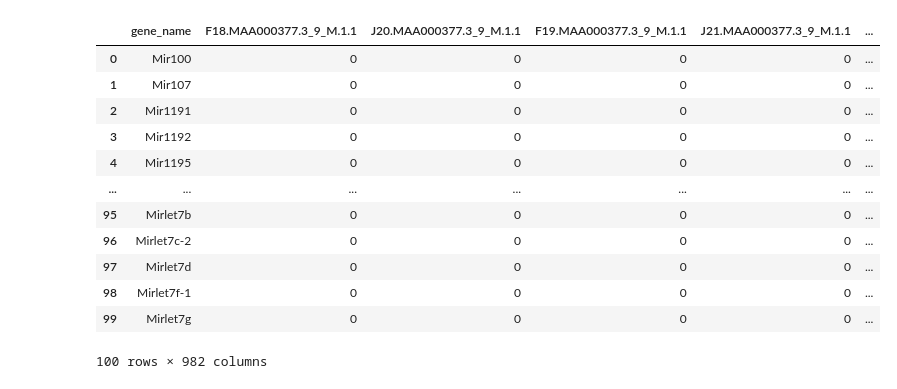
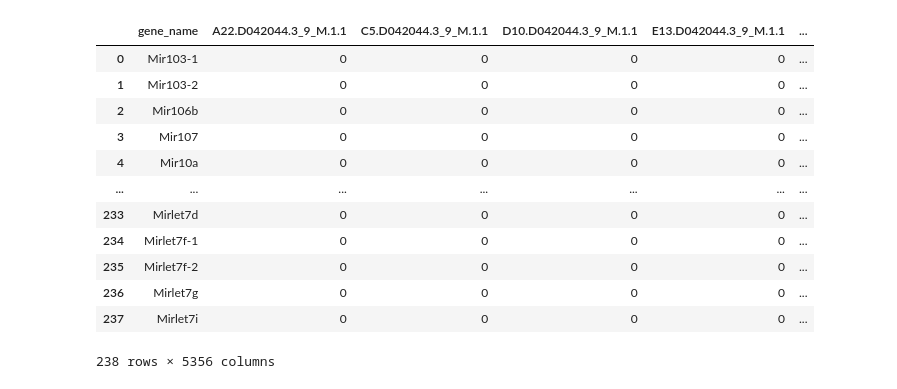
Before and after one commit to Fahim17/inferring-miRNA, a Jupyter notebook: data_manipulation_corr.ipynb, the cells around one changed output. Drawn from its saved outputs; the diff is of its cells as text; code cells hidden in the pictures.

```diff
--- a/data_manipulation_corr.ipynb
+++ b/data_manipulation_corr.ipynb
@@ -7,37 +7,39 @@ from scipy import stats
 # %%
 cwd = os.getcwd()
 
-data_path = "F:\\Academic\\Research\\myData\\processed_dataset"
+# data_path = "F:\\Academic\\Research\\myData\\processed_dataset"
 
-# data_path = "D:\\Research\\data\\processed_dataset" #lab
+data_path = "D:\\Research\\data\\processed_dataset" #lab
 
-tissue_type = 'liver'
+# tissue_type = 'liver'
 # tissue_type = 'pancreas'
 # tissue_type = 'kidney'
 # tissue_type = 'heart'
 # tissue_type = 'brain_myeloid'
+tissue_type = 'marrow'
+
 
 df_mRNA = pd.read_csv(f'{data_path}\\{tissue_type}\\mRNA_bulk.csv')
 df_mRNA = df_mRNA.drop('Unnamed: 0',axis=1)
 
 df_miRNA = pd.read_csv(f'{data_path}\\{tissue_type}\\miRNA_bulk.csv')
 df_miRNA = df_miRNA.drop('Unnamed: 0',axis=1)
 
 df_miRNA
 # %% [output]
-|  | gene_name | F18.MAA000377.3_9_M.1.1 | J20.MAA000377.3_9_M.1.1 | F19.MAA000377.3_9_M.1.1 | J21.MAA000377.3_9_M.1.1 | ... |
-| 0 | Mir100 | 0 | 0 | 0 | 0 | ... |
-| 1 | Mir107 | 0 | 0 | 0 | 0 | ... |
-| 2 | Mir1191 | 0 | 0 | 0 | 0 | ... |
-| 3 | Mir1192 | 0 | 0 | 0 | 0 | ... |
-| 4 | Mir1195 | 0 | 0 | 0 | 0 | ... |
+|  | gene_name | A22.D042044.3_9_M.1.1 | C5.D042044.3_9_M.1.1 | D10.D042044.3_9_M.1.1 | E13.D042044.3_9_M.1.1 | ... |
+| 0 | Mir103-1 | 0 | 0 | 0 | 0 | ... |
+| 1 | Mir103-2 | 0 | 0 | 0 | 0 | ... |
+| 2 | Mir106b | 0 | 0 | 0 | 0 | ... |
+| 3 | Mir107 | 0 | 0 | 0 | 0 | ... |
+| 4 | Mir10a | 0 | 0 | 0 | 0 | ... |
 | ... | ... | ... | ... | ... | ... | ... |
-| 95 | Mirlet7b | 0 | 0 | 0 | 0 | ... |
-| 96 | Mirlet7c-2 | 0 | 0 | 0 | 0 | ... |
-| 97 | Mirlet7d | 0 | 0 | 0 | 0 | ... |
-| 98 | Mirlet7f-1 | 0 | 0 | 0 | 0 | ... |
-| 99 | Mirlet7g | 0 | 0 | 0 | 0 | ... |
+| 233 | Mirlet7d | 0 | 0 | 0 | 0 | ... |
+| 234 | Mirlet7f-1 | 0 | 0 | 0 | 0 | ... |
+| 235 | Mirlet7f-2 | 0 | 0 | 0 | 0 | ... |
+| 236 | Mirlet7g | 0 | 0 | 0 | 0 | ... |
+| 237 | Mirlet7i | 0 | 0 | 0 | 0 | ... |
-100 rows × 982 columns
+238 rows × 5356 columns
 # %%
 temp_allgenes = df_mRNA.drop(df_mRNA.index[(df_mRNA.iloc[:,1:].sum(axis = 1) < 100)])
 temp_allgenes = temp_allgenes.set_index('gene_name').T
```
Also changed, not shown: parts of 5 cells of this notebook, 3 other files.
